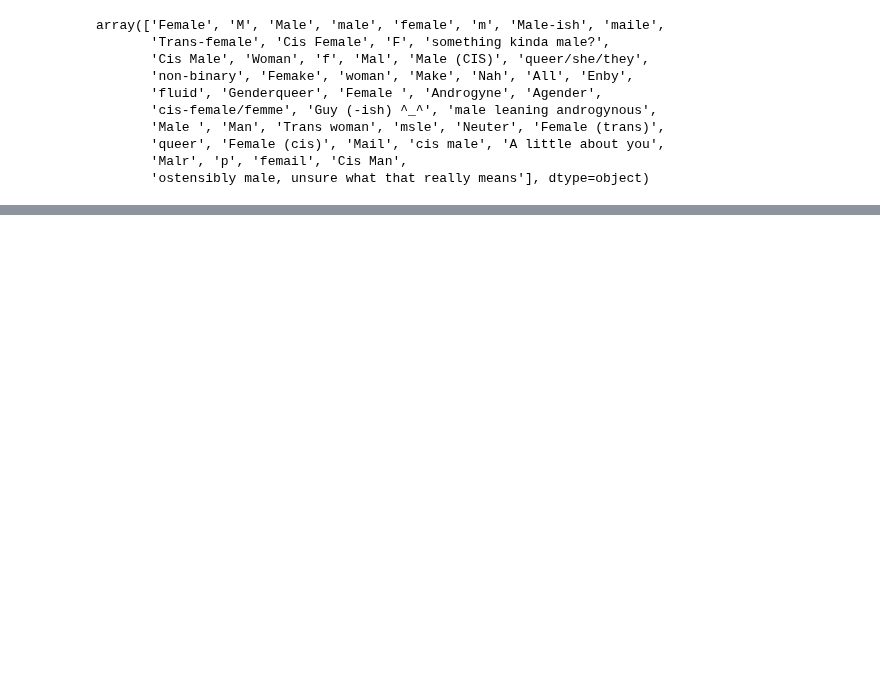
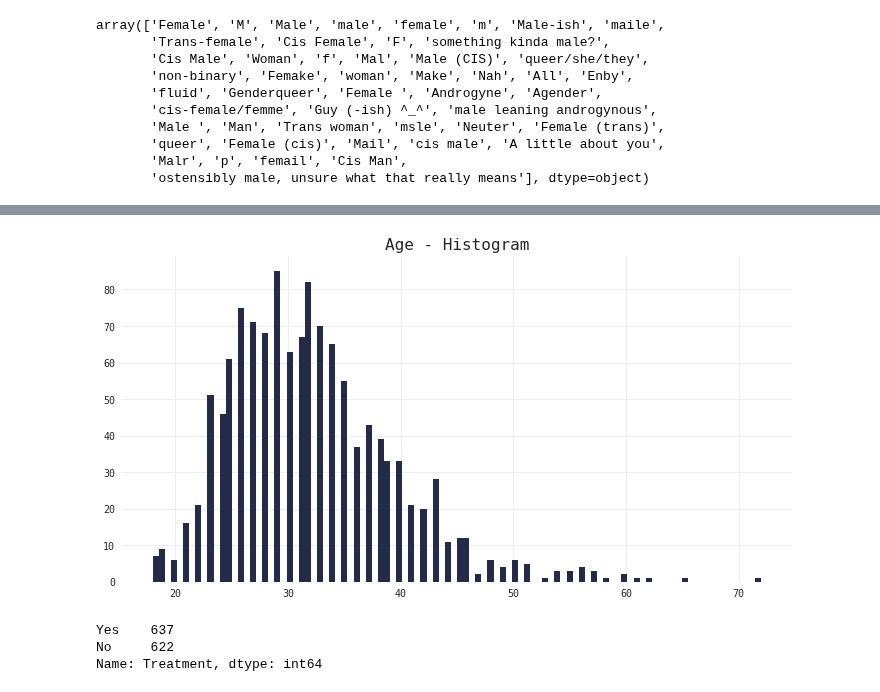
Before and after one commit to qu4ku/datasets-analysis, a Jupyter notebook: 004-mental-health-in-tech-survey-2014.ipynb, the cells around one changed output, grey strips where cells are left out. Cells and saved outputs as stored; diff of their text form; code cells hidden in the pictures; blank space fills up the shorter version.

```diff
--- a/004-mental-health-in-tech-survey-2014.ipynb
+++ b/004-mental-health-in-tech-survey-2014.ipynb
@@ -251,0 +289,12 @@ ValueError: num must be 1 <= num <= 24, not 25
+# %%
+outliers_mask = (df.Age > 15) & (df.Age < 110)
+plt.hist(df.Age[outliers_mask], bins=100, color=MC);
+plt.title('Age - Histogram');
+# %% [output]
+[figure, added]
+# %%
+df.Treatment.value_counts()
+# %% [output]
+Yes    637
+No     622
+Name: Treatment, dtype: int64
```
Also changed, not shown: parts of 13 cells of this notebook.
